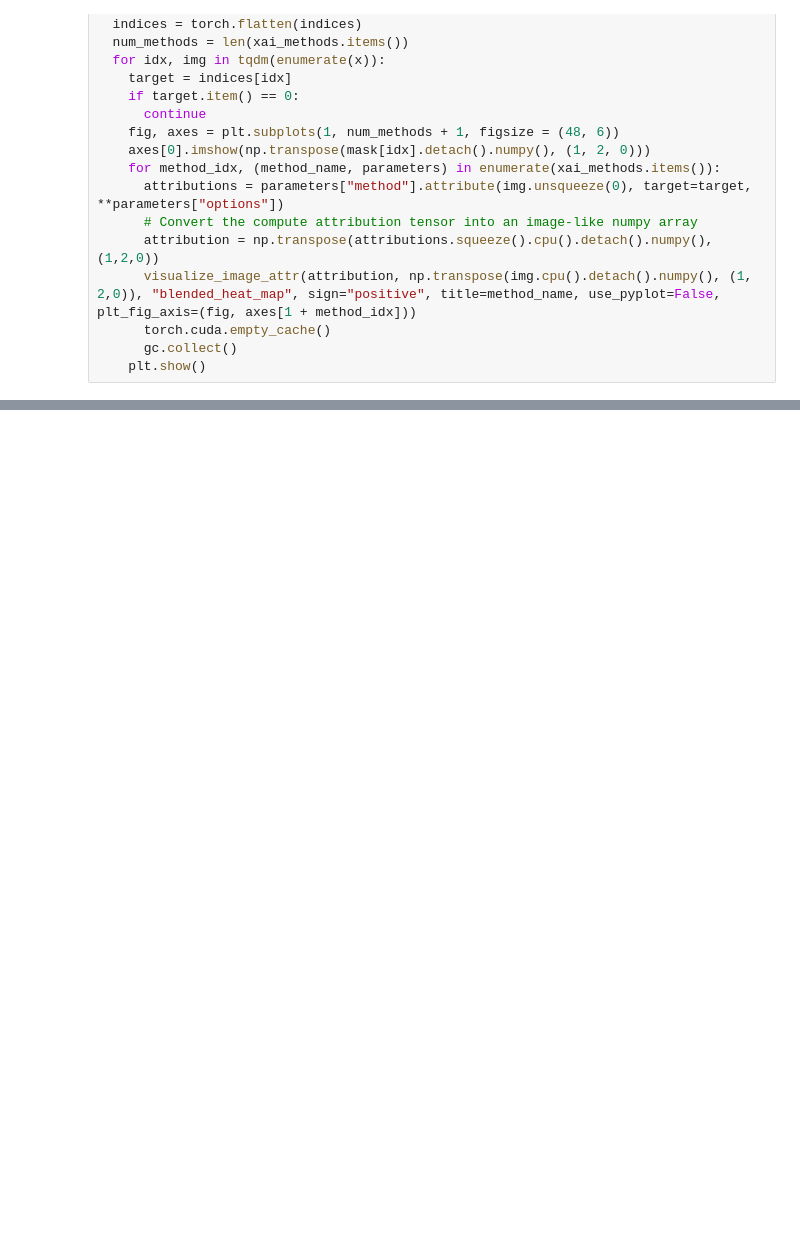
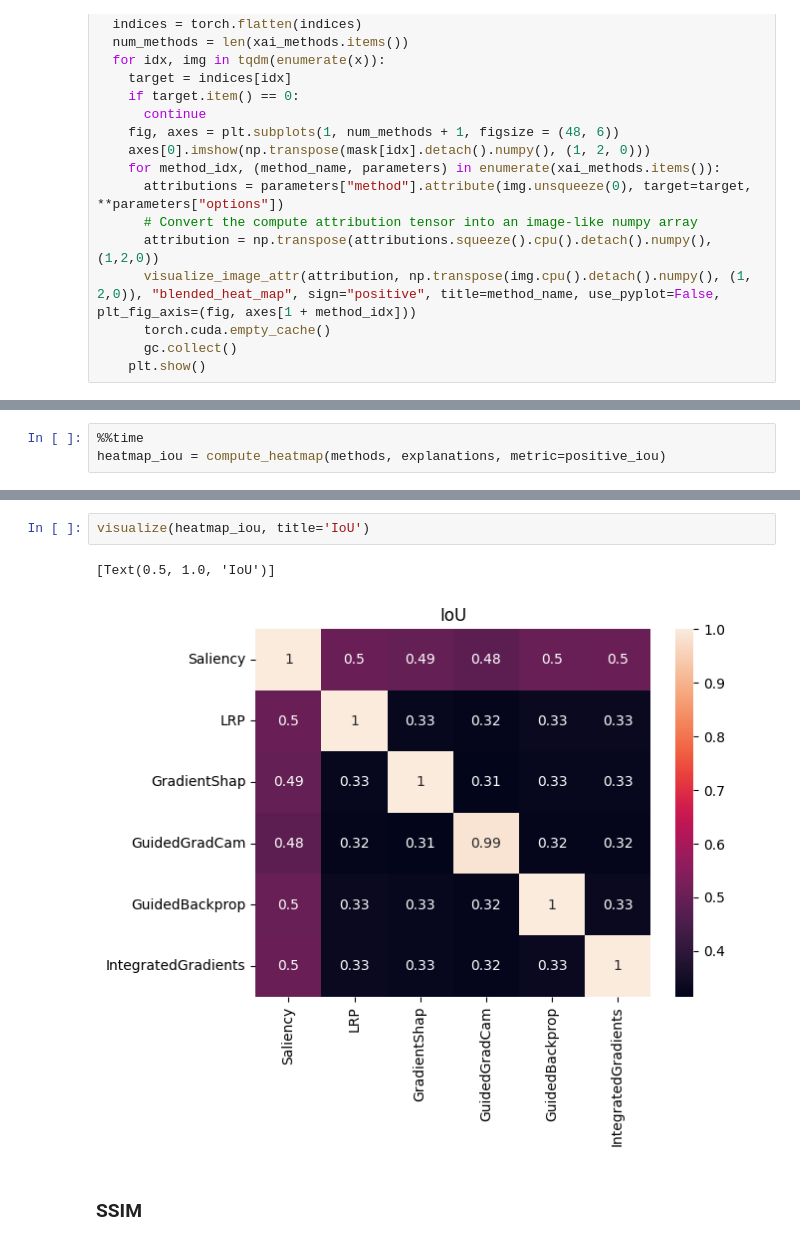
Before and after one commit to mdnam2410/thesis, a Jupyter notebook: XAI_Research.ipynb, the cells around one changed output, grey strips where cells are left out. Drawn from its saved outputs; the diff is of its cells as text; blank space fills up the shorter version.

```diff
--- a/XAI_Research.ipynb
+++ b/XAI_Research.ipynb
@@ -1049,0 +798,3 @@ dashboard.show()
+# %%
+%%time
+heatmap_iou = compute_heatmap(methods, explanations, metric=positive_iou)
@@ -1049,0 +804,7 @@ dashboard.show()
+# %%
+visualize(heatmap_iou, title='IoU')
+# %% [output]
+[Text(0.5, 1.0, 'IoU')]
+[figure, added]
+# %% [markdown]
+### SSIM
```
Also changed, not shown: parts of 113 cells of this notebook.
